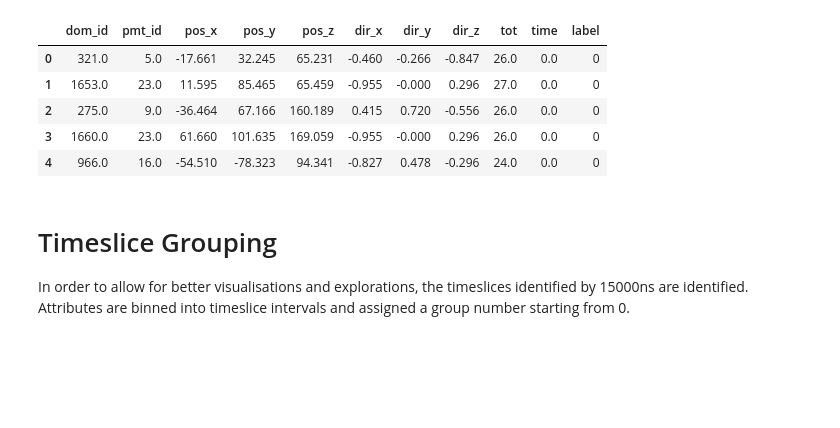
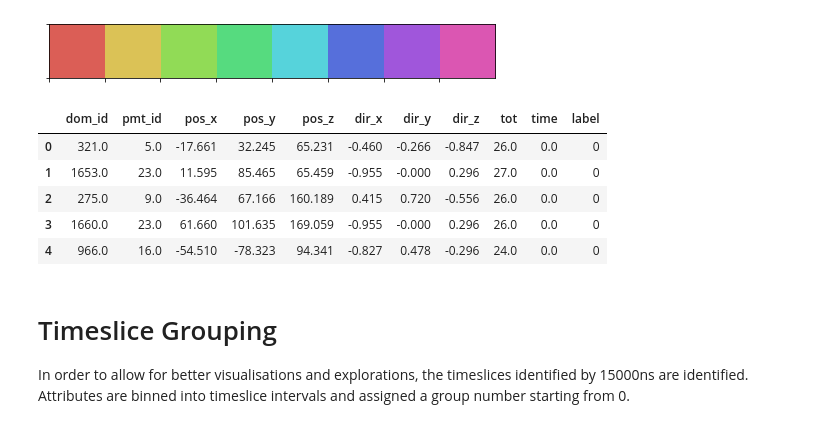
Before and after one commit to shrutirao94/km3net-neutrino-detection, a Jupyter notebook: notebooks/exploration.ipynb, the cells around one changed output. Cells and saved outputs as stored; diff of their text form; code cells hidden in the pictures; blank space fills up the shorter version.

```diff
--- a/notebooks/exploration.ipynb
+++ b/notebooks/exploration.ipynb
@@ -1,14 +1,17 @@
 # %%
 import pandas as pd
 import numpy as np
 import matplotlib
 import matplotlib.pyplot as plt
 from mpl_toolkits import mplot3d
 from mpl_toolkits.mplot3d import Axes3D
 
 import seaborn as sns
 %matplotlib inline
 sns.set_style()
+sns.palplot(sns.color_palette("hls", 8))
+# %% [output]
+[figure, added]
 # %%
 data = pd.read_csv('../data/data.csv',index_col=None)
 # %%
```
Also changed, not shown: parts of 33 cells of this notebook, 1 other file.
